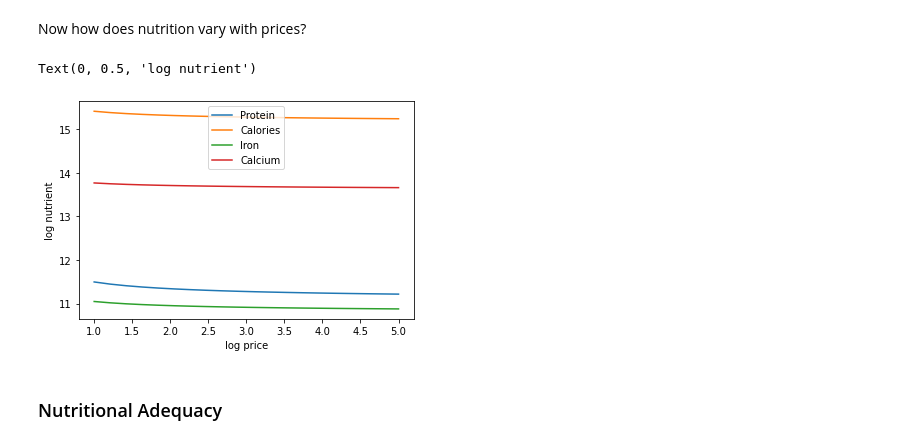
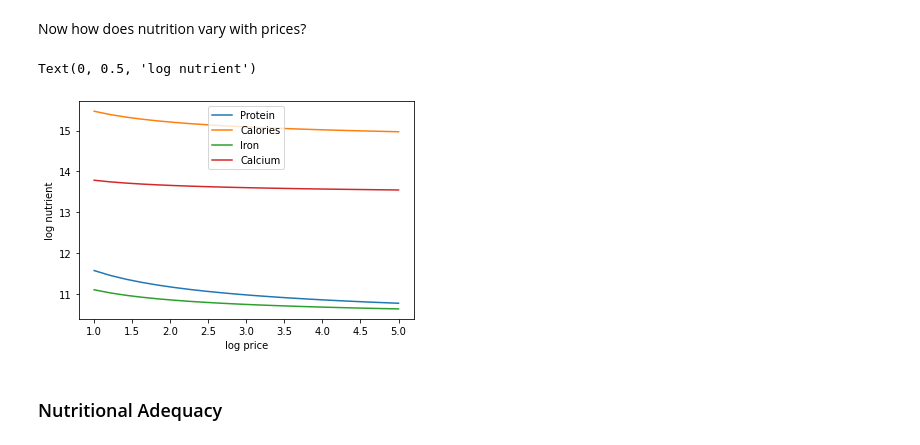
Before and after one commit to ligonteaching/EEP153_Materials, a Jupyter notebook: Project4/nutritional_adequacy.ipynb, the cells around one changed output. Cells and saved outputs as stored; diff of their text form; code cells hidden in the pictures.

```diff
--- a/Project4/nutritional_adequacy.ipynb
+++ b/Project4/nutritional_adequacy.ipynb
@@ -167,21 +227,21 @@ Text(0, 0.5, 'log nutrient')
 # %% [markdown]
 Now how does nutrition vary with prices?
 # %%
-USE_GOOD = 'Wheat'
+USE_GOOD = 'Jowar/Sorghum'
 
 ref_price = r.prices.sel(i=USE_GOOD,t=t,m=m,drop=True)
 
 P = np.linspace(1,5,20).tolist()
 
 ndf = pd.DataFrame({p0:np.log(nutrient_demand(reference_x,my_prices(p0,i=USE_GOOD)))[UseNutrients] for p0 in P}).T
 
 ax = ndf.plot()
 
 ax.set_xlabel('log price')
 ax.set_ylabel('log nutrient')
 # %% [output]
 Text(0, 0.5, 'log nutrient')
-[figure, old version]
+[figure, new version]
 # %% [markdown]
 ### Nutritional Adequacy
 # %% [markdown]
```
Also changed, not shown: parts of 6 cells of this notebook.
